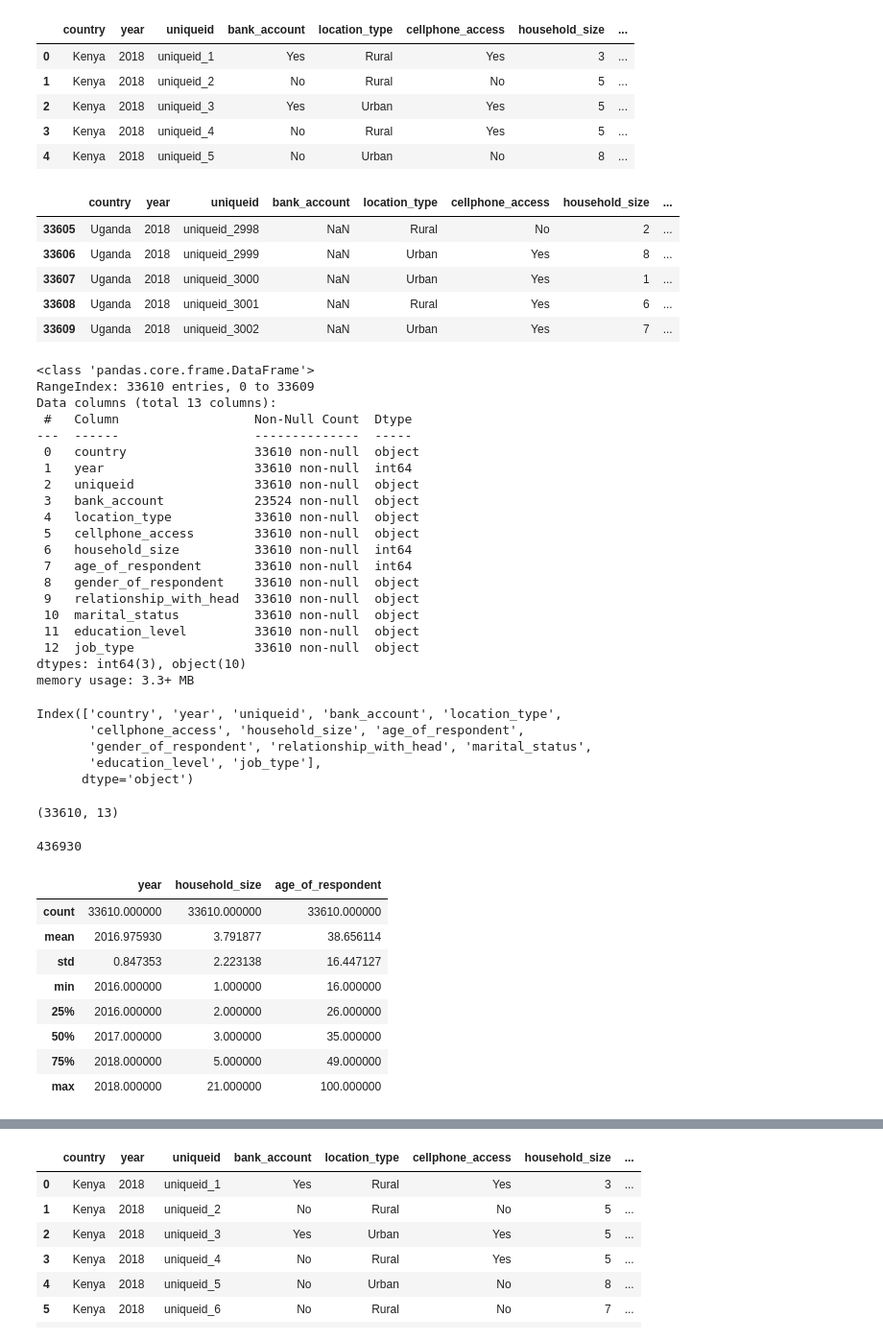
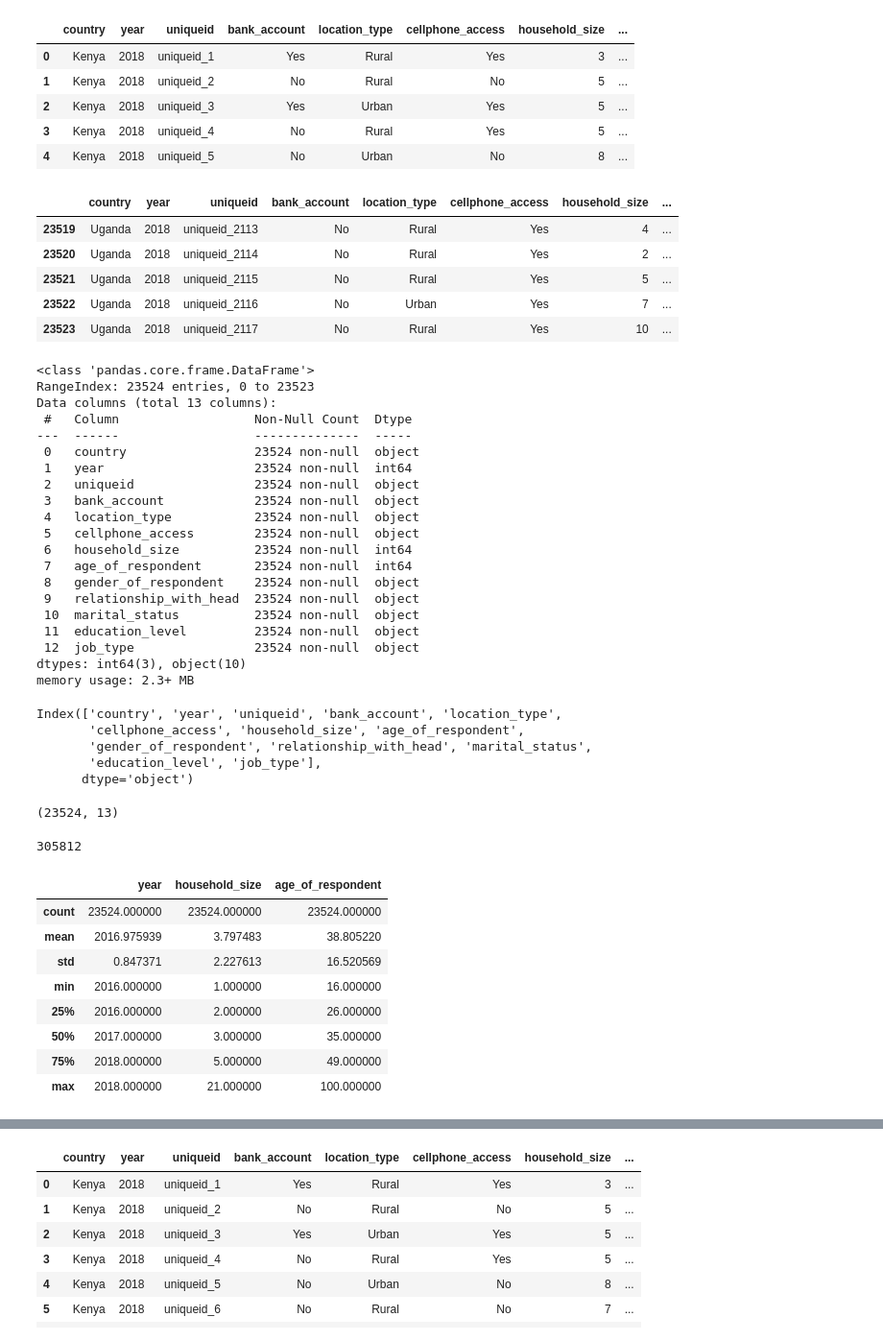
Before and after one commit to camelabs/learning, a Jupyter notebook: data_analysis_and_visualization.ipynb-ESTA.ipynb, the cells around one changed output, grey strips where cells are left out. Shown at 96% size. Saved outputs shown, nothing was run; the diff lists cells and outputs as text; code cells hidden in the pictures.

```diff
--- a/data_analysis_and_visualization.ipynb-ESTA.ipynb
+++ b/data_analysis_and_visualization.ipynb-ESTA.ipynb
@@ -62,35 +58,35 @@ Financial_inclusion.head()
 | 3 | Kenya | 2018 | uniqueid_4 | No | Rural | Yes | 5 | ... |
 | 4 | Kenya | 2018 | uniqueid_5 | No | Urban | No | 8 | ... |
 # %%
-Financial_inclusion.tail()
+train.tail()
 # %% [output]
 |  | country | year | uniqueid | bank_account | location_type | cellphone_access | household_size | ... |
-| 33605 | Uganda | 2018 | uniqueid_2998 | NaN | Rural | No | 2 | ... |
-| 33606 | Uganda | 2018 | uniqueid_2999 | NaN | Urban | Yes | 8 | ... |
-| 33607 | Uganda | 2018 | uniqueid_3000 | NaN | Urban | Yes | 1 | ... |
-| 33608 | Uganda | 2018 | uniqueid_3001 | NaN | Rural | Yes | 6 | ... |
-| 33609 | Uganda | 2018 | uniqueid_3002 | NaN | Urban | Yes | 7 | ... |
+| 23519 | Uganda | 2018 | uniqueid_2113 | No | Rural | Yes | 4 | ... |
+| 23520 | Uganda | 2018 | uniqueid_2114 | No | Rural | Yes | 2 | ... |
+| 23521 | Uganda | 2018 | uniqueid_2115 | No | Rural | Yes | 5 | ... |
+| 23522 | Uganda | 2018 | uniqueid_2116 | No | Urban | Yes | 7 | ... |
+| 23523 | Uganda | 2018 | uniqueid_2117 | No | Rural | Yes | 10 | ... |
 # %%
-Financial_inclusion.info()
+train.info()
 # %% [output]
 <class 'pandas.core.frame.DataFrame'>
-RangeIndex: 33610 entries, 0 to 33609
+RangeIndex: 23524 entries, 0 to 23523
 Data columns (total 13 columns):
  #   Column                  Non-Null Count  Dtype
 ---  ------                  --------------  -----
- 0   country                 33610 non-null  object
- 1   year                    33610 non-null  int64
- 2   uniqueid                33610 non-null  object
+ 0   country                 23524 non-null  object
+ 1   year                    23524 non-null  int64
+ 2   uniqueid                23524 non-null  object
  3   bank_account            23524 non-null  object
- 4   location_type           33610 non-null  object
- 5   cellphone_access        33610 non-null  object
- 6   household_size          33610 non-null  int64
- 7   age_of_respondent       33610 non-null  int64
- 8   gender_of_respondent    33610 non-null  object
- 9   relationship_with_head  33610 non-null  object
- 10  marital_status          33610 non-null  object
- 11  education_level         33610 non-null  object
- 12  job_type                33610 non-null  object
+ 4   location_type           23524 non-null  object
+ 5   cellphone_access        23524 non-null  object
+ 6   household_size          23524 non-null  int64
+ 7   age_of_respondent       23524 non-null  int64
+ 8   gender_of_respondent    23524 non-null  object
+ 9   relationship_with_head  23524 non-null  object
+ 10  marital_status          23524 non-null  object
+ 11  education_level         23524 non-null  object
+ 12  job_type                23524 non-null  object
 dtypes: int64(3), object(10)
-memory usage: 3.3+ MB
+memory usage: 2.3+ MB
 # %%
@@ -102,20 +98,20 @@ Index(['country', 'year', 'uniqueid', 'bank_account', 'location_type',
        'education_level', 'job_type'],
       dtype='object')
 # %%
-Financial_inclusion.shape
+train.shape
 # %% [output]
-(33610, 13)
+(23524, 13)
 # %%
-Financial_inclusion.size
+train.size
 # %% [output]
-436930
+305812
 # %%
-Financial_inclusion.describe()
+train.describe()
 # %% [output]
 |  | year | household_size | age_of_respondent |
-| count | 33610.000000 | 33610.000000 | 33610.000000 |
-| mean | 2016.975930 | 3.791877 | 38.656114 |
-| std | 0.847353 | 2.223138 | 16.447127 |
+| count | 23524.000000 | 23524.000000 | 23524.000000 |
+| mean | 2016.975939 | 3.797483 | 38.805220 |
+| std | 0.847371 | 2.227613 | 16.520569 |
 | min | 2016.000000 | 1.000000 | 16.000000 |
 | 25% | 2016.000000 | 2.000000 | 26.000000 |
 | 50% | 2017.000000 | 3.000000 | 35.000000 |
```
Also changed, not shown: parts of 13 cells of this notebook, 6 other files.
